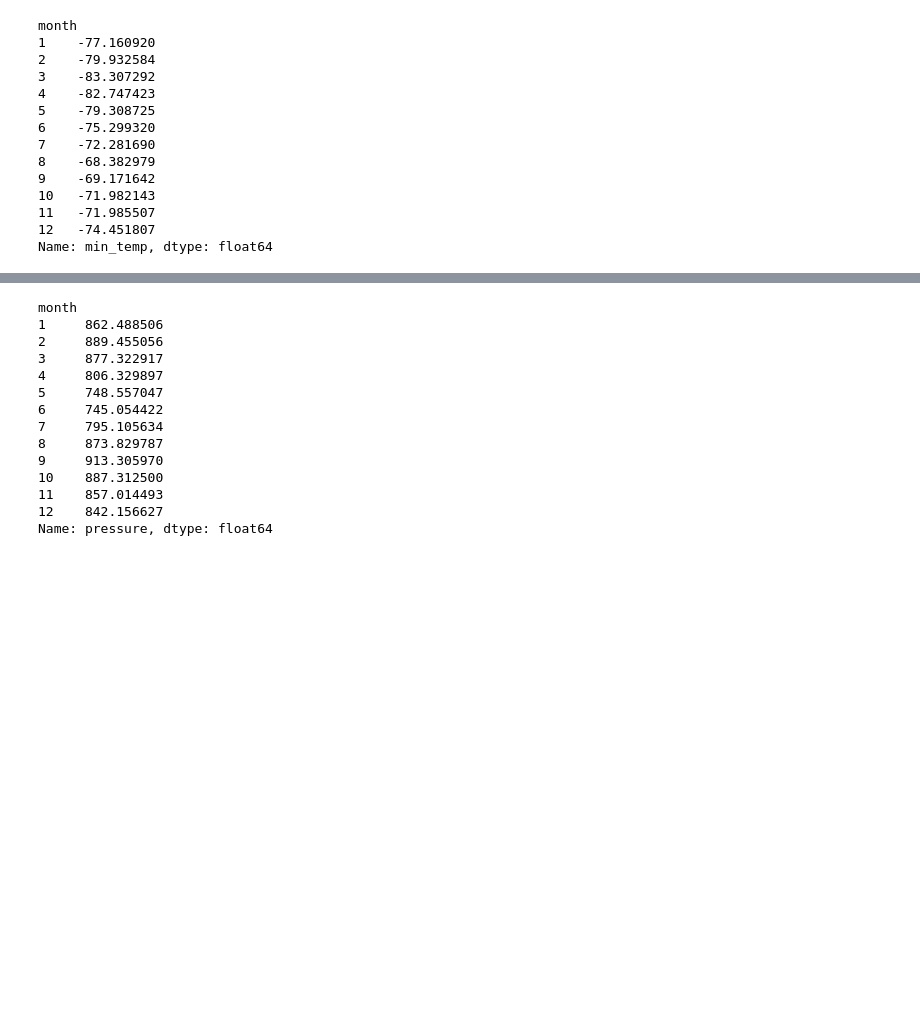
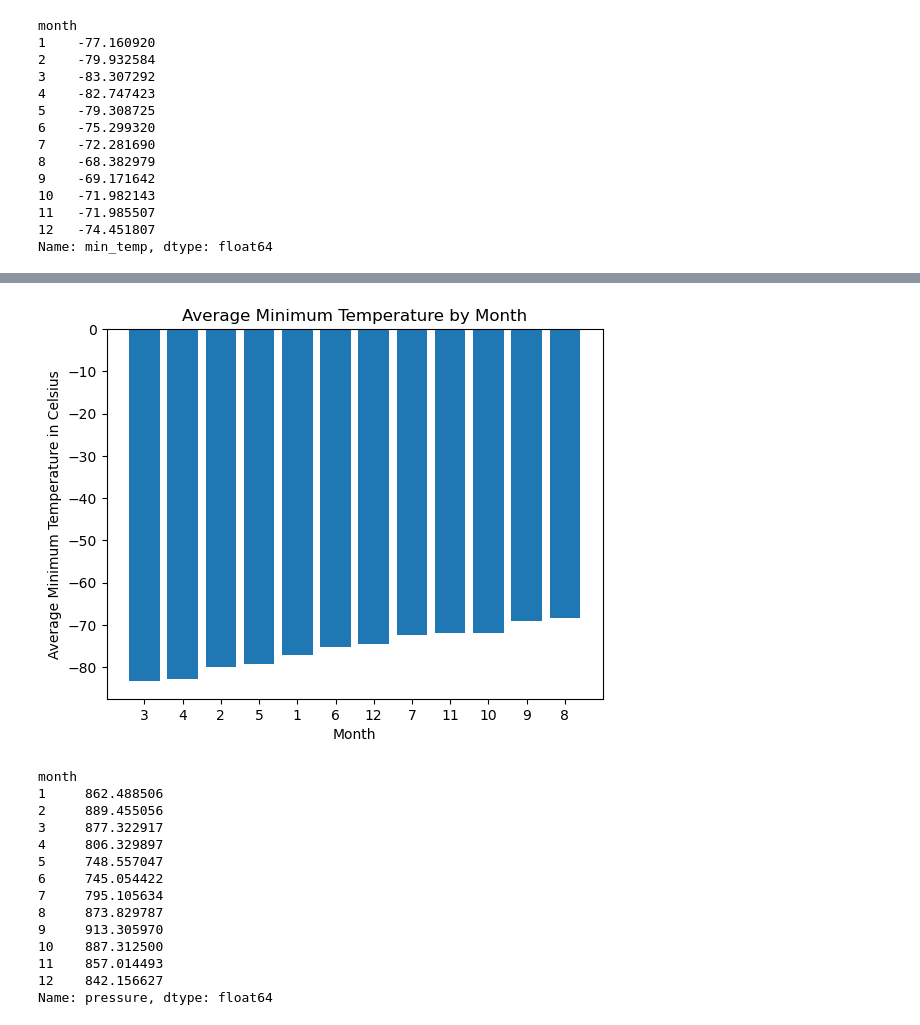
Before and after one commit to JessicaRBailey/webscraping-challenge, a Jupyter notebook: part_2_mars_weather.ipynb, the cells around one changed output, grey strips where cells are left out. Saved outputs shown, nothing was run; the diff lists cells and outputs as text; code cells hidden in the pictures; blank space fills up the shorter version.

```diff
--- a/part_2_mars_weather.ipynb
+++ b/part_2_mars_weather.ipynb
@@ -204,2 +214,14 @@ Name: min_temp, dtype: float64
+# %%
+# Identify the coldest and hottest months in Curiosity's location
+temp_sorted = average_low_temp.sort_values(ascending=True)
+# print(temp_sorted)
+plt.bar(range(len(temp_sorted)), temp_sorted.values)
+plt.xticks(range(len(temp_sorted)), sorted_index)  # Help from chatGPT
+plt.title('Average Minimum Temperature by Month')
+plt.xlabel('Month')
+plt.ylabel('Average Minimum Temperature in Celsius')
+plt.show()
+# %% [output]
+[figure, added]
 # %%
 # 4. Average pressure by Martian month
```
Also changed, not shown: parts of 12 cells of this notebook, 1 other file.
